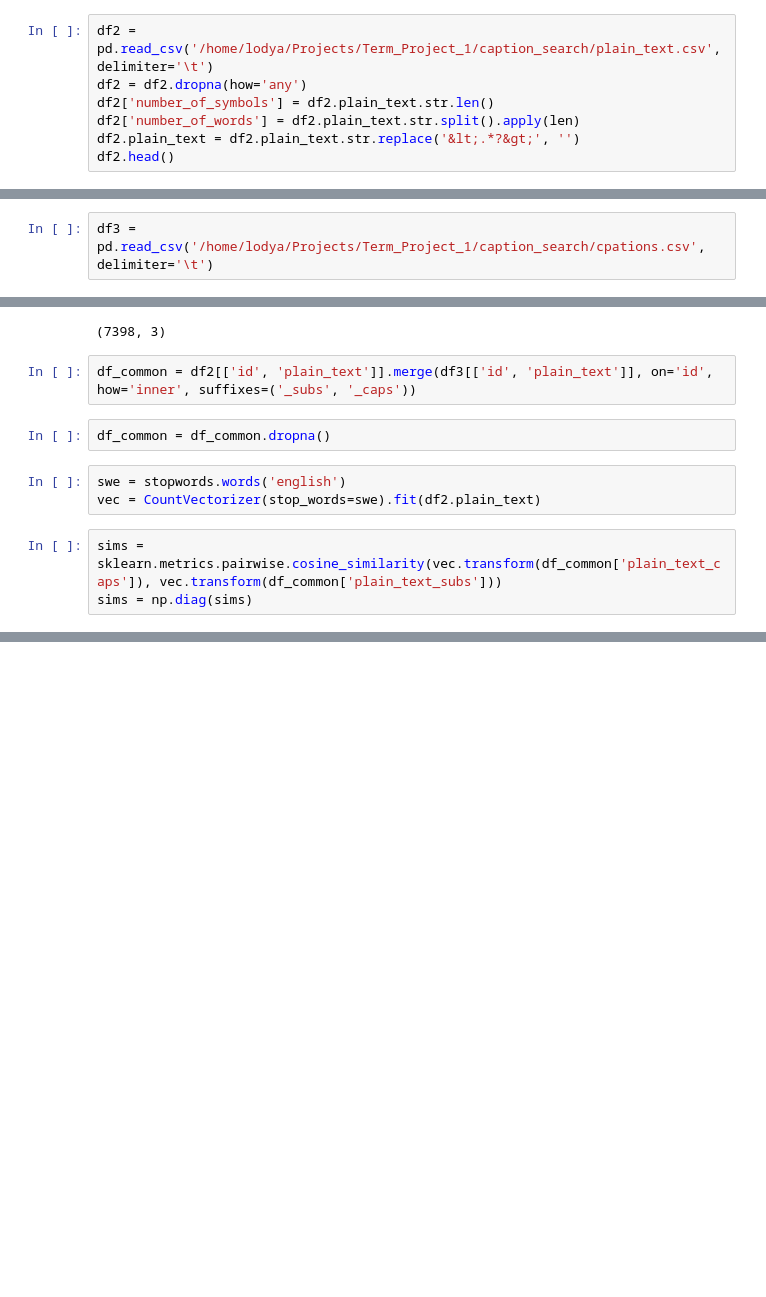
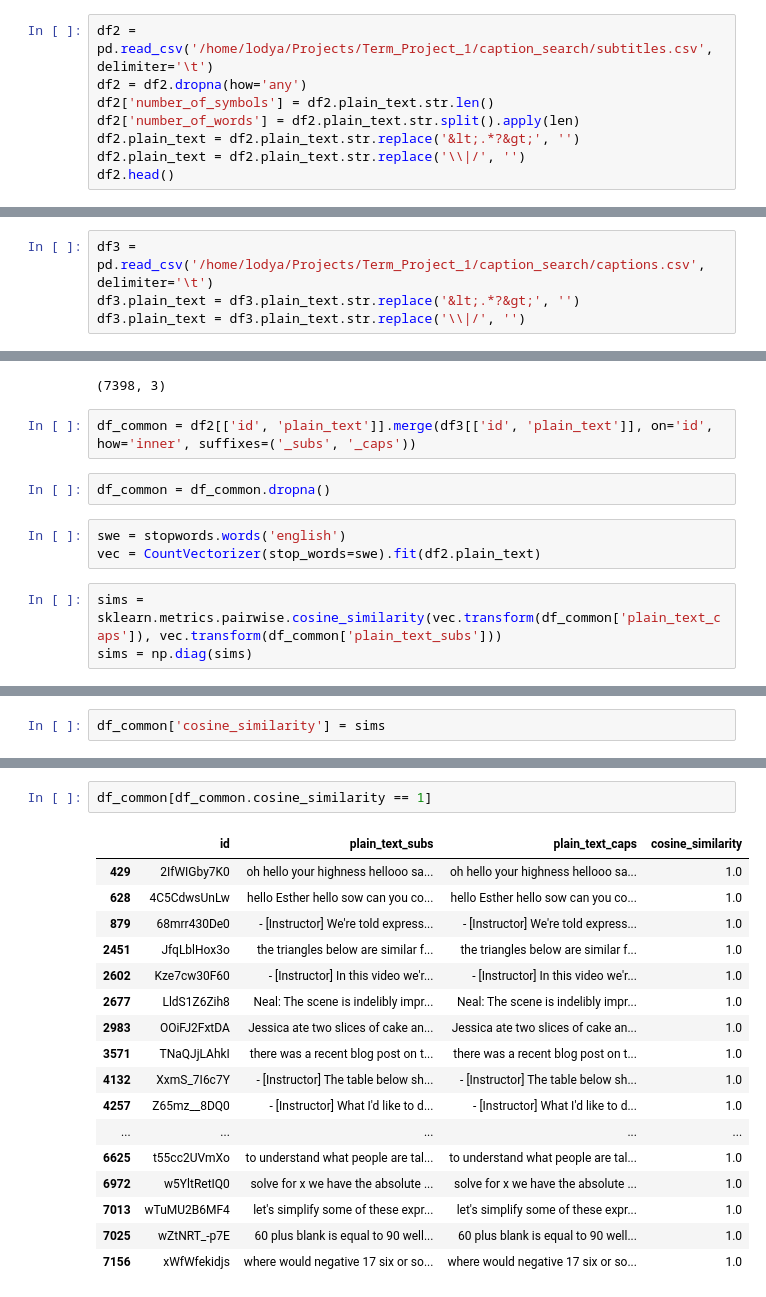
Before and after one commit to done-my-way/caption_search, a Jupyter notebook: EDAf.ipynb, the cells around one changed output, grey strips where cells are left out. Cells and saved outputs as stored; diff of their text form; blank space fills up the shorter version.

```diff
--- a/EDAf.ipynb
+++ b/EDAf.ipynb
@@ -36,11 +40,12 @@ Mode length: 240.0
 # %% [markdown]
 При этом на одно видео приходится в среднем 159 строк субтитров. А средняя длительность одной строки составляет 2,6 секунд,8 слов и 42 символа.
 # %%
-df2 = pd.read_csv('/home/lodya/Projects/Term_Project_1/caption_search/plain_text.csv', delimiter='\t')
+df2 = pd.read_csv('/home/lodya/Projects/Term_Project_1/caption_search/subtitles.csv', delimiter='\t')
 df2 = df2.dropna(how='any')
 df2['number_of_symbols'] = df2.plain_text.str.len()
 df2['number_of_words'] = df2.plain_text.str.split().apply(len)
 df2.plain_text = df2.plain_text.str.replace('&lt;.*?&gt;', '')
+df2.plain_text = df2.plain_text.str.replace('\\|/', '')
 df2.head()
 # %% [output]
 |  | id | number_of_lines | plain_text | number_of_symbols | number_of_words |
@@ -136,7 +149,9 @@ plt.xticks(rotation=90)
 # %%
 import numpy as np
 # %%
-df3 = pd.read_csv('/home/lodya/Projects/Term_Project_1/caption_search/cpations.csv', delimiter='\t')
+df3 = pd.read_csv('/home/lodya/Projects/Term_Project_1/caption_search/captions.csv', delimiter='\t')
+df3.plain_text = df3.plain_text.str.replace('&lt;.*?&gt;', '')
+df3.plain_text = df3.plain_text.str.replace('\\|/', '')
 # %%
 df3.shape
 # %% [output]
@@ -157,0 +178,2 @@ sims.mean()
+# %%
+df_common['cosine_similarity'] = sims
@@ -157,0 +189,20 @@ sims.mean()
+# %%
+df_common[df_common.cosine_similarity == 1]
+# %% [output]
+|  | id | plain_text_subs | plain_text_caps | cosine_similarity |
+| 429 | 2IfWIGby7K0 | oh hello your highness hellooo sa... | oh hello your highness hellooo sa... | 1.0 |
+| 628 | 4C5CdwsUnLw | hello Esther hello sow can you co... | hello Esther hello sow can you co... | 1.0 |
+| 879 | 68mrr430De0 | - [Instructor] We're told express... | - [Instructor] We're told express... | 1.0 |
+| 2451 | JfqLblHox3o | the triangles below are similar f... | the triangles below are similar f... | 1.0 |
+| 2602 | Kze7cw30F60 | - [Instructor] In this video we'r... | - [Instructor] In this video we'r... | 1.0 |
+| 2677 | LldS1Z6Zih8 | Neal: The scene is indelibly impr... | Neal: The scene is indelibly impr... | 1.0 |
+| 2983 | OOiFJ2FxtDA | Jessica ate two slices of cake an... | Jessica ate two slices of cake an... | 1.0 |
+| 3571 | TNaQJjLAhkI | there was a recent blog post on t... | there was a recent blog post on t... | 1.0 |
+| 4132 | XxmS_7I6c7Y | - [Instructor] The table below sh... | - [Instructor] The table below sh... | 1.0 |
+| 4257 | Z65mz__8DQ0 | - [Instructor] What I'd like to d... | - [Instructor] What I'd like to d... | 1.0 |
+| ... | ... | ... | ... | ... |
+| 6625 | t55cc2UVmXo | to understand what people are tal... | to understand what people are tal... | 1.0 |
+| 6972 | w5YltRetIQ0 | solve for x we have the absolute ... | solve for x we have the absolute ... | 1.0 |
+| 7013 | wTuMU2B6MF4 | let's simplify some of these expr... | let's simplify some of these expr... | 1.0 |
+| 7025 | wZtNRT_-p7E | 60 plus blank is equal to 90 well... | 60 plus blank is equal to 90 well... | 1.0 |
+| 7156 | xWfWfekidjs | where would negative 17 six or so... | where would negative 17 six or so... | 1.0 |
```
Also changed, not shown: parts of 18 cells of this notebook, 22 other files.
